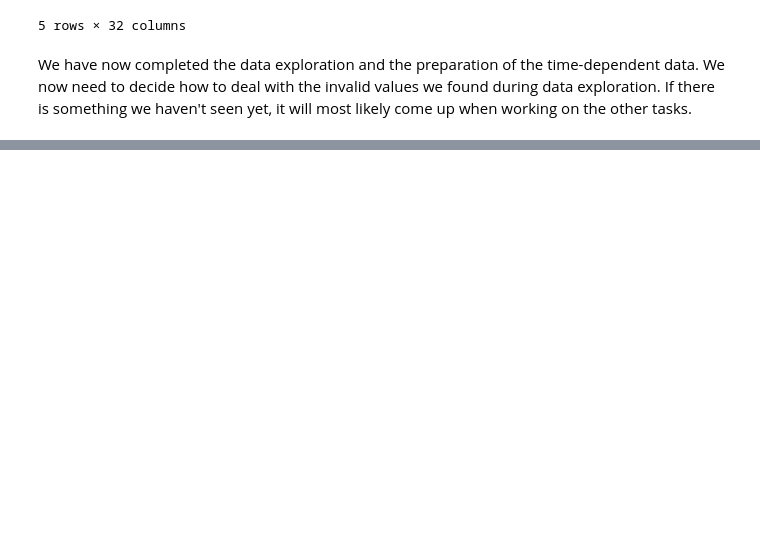
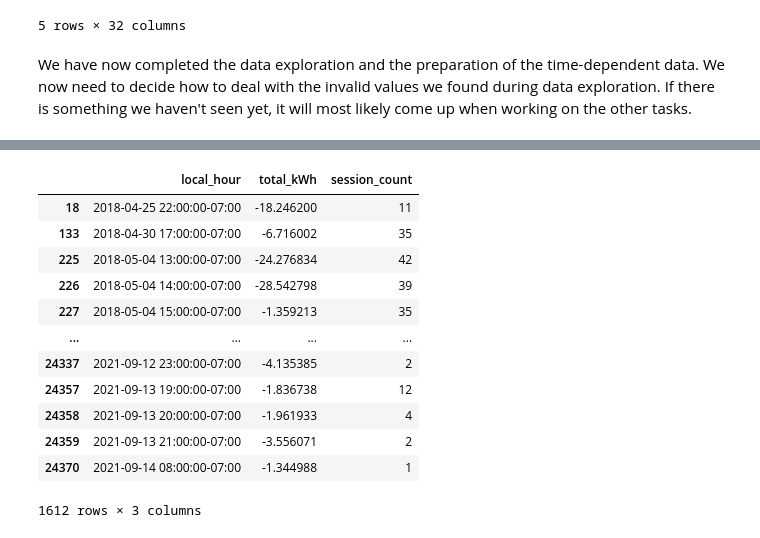
Before and after one commit to Amocon/A-Team_AA-Team-Assignment_2024, a Jupyter notebook: aa_team_assignment/data_preparation.ipynb, the cells around one changed output, grey strips where cells are left out. Saved outputs shown, nothing was run; the diff lists cells and outputs as text; code cells hidden in the pictures; blank space fills up the shorter version.

Commit message:
Add handling of invalid time values in charging data

```diff
--- a/aa_team_assignment/data_preparation.ipynb
+++ b/aa_team_assignment/data_preparation.ipynb
@@ -648,3 +755,22 @@ Name: connectionTimespan, dtype: timedelta64[ns]
 # last cell should always save the data
 df_weather.to_feather('../data/weather_burbank_airport.feather')
 full_charging_df.to_feather('../data/full_charging_df.feather')
+# %%
+kpi_df = pd.read_feather('../data/kpi_df.feather')
+# %%
+# negative values for total_kWh in kpi_df
+kpi_df[kpi_df['total_kWh'] < 0]
+# %% [output]
+|  | local_hour | total_kWh | session_count |
+| 18 | 2018-04-25 22:00:00-07:00 | -18.246200 | 11 |
+| 133 | 2018-04-30 17:00:00-07:00 | -6.716002 | 35 |
+| 225 | 2018-05-04 13:00:00-07:00 | -24.276834 | 42 |
+| 226 | 2018-05-04 14:00:00-07:00 | -28.542798 | 39 |
+| 227 | 2018-05-04 15:00:00-07:00 | -1.359213 | 35 |
+| ... | ... | ... | ... |
+| 24337 | 2021-09-12 23:00:00-07:00 | -4.135385 | 2 |
+| 24357 | 2021-09-13 19:00:00-07:00 | -1.836738 | 12 |
+| 24358 | 2021-09-13 20:00:00-07:00 | -1.961933 | 4 |
+| 24359 | 2021-09-13 21:00:00-07:00 | -3.556071 | 2 |
+| 24370 | 2021-09-14 08:00:00-07:00 | -1.344988 | 1 |
+1612 rows × 3 columns
```
Also changed, not shown: parts of 31 cells of this notebook, 3 other files.
